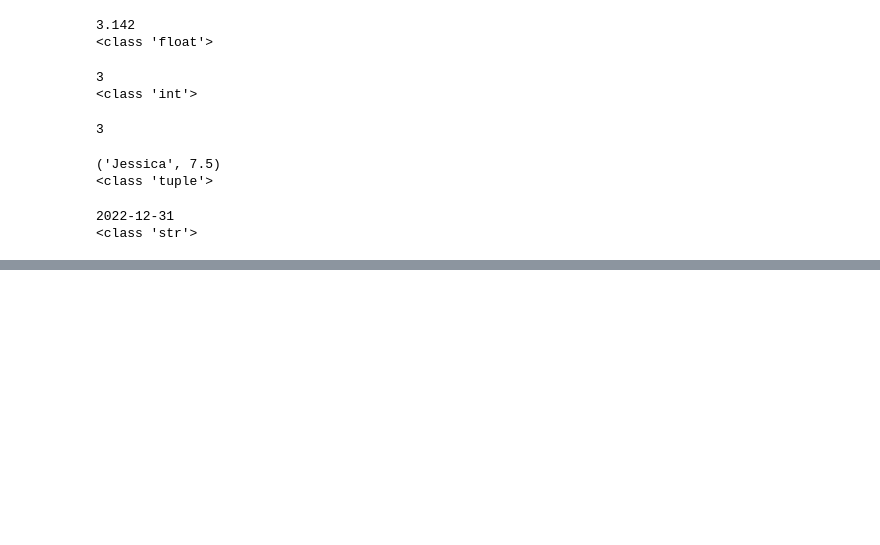
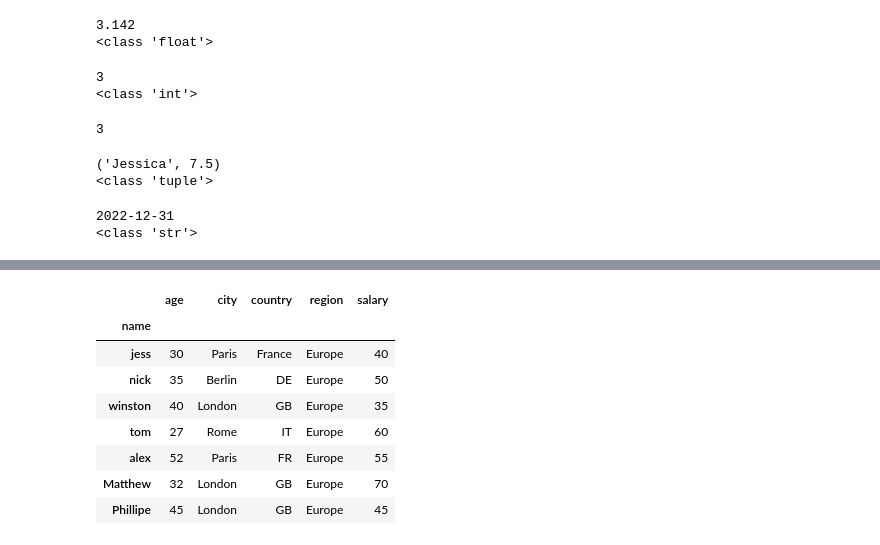
Before and after one commit to saunderson987/Python_excel_Automation, a Jupyter notebook: Python_Basics_Module_1_Practice.ipynb, the cells around one changed output, grey strips where cells are left out. Drawn from its saved outputs; the diff is of its cells as text; code cells hidden in the pictures; blank space fills up the shorter version.

```diff
--- a/Python_Basics_Module_1_Practice.ipynb
+++ b/Python_Basics_Module_1_Practice.ipynb
@@ -219,0 +640,3 @@ date
+# %%
+df2= df2.set_index("name")
+df2.head()
@@ -219,0 +648,4 @@ date
+# %%
+df = pd.concat([dfl, df2])
+
+df
@@ -219,0 +662,3 @@ date
+# %%
+df["region"] = "Europe"
+df
@@ -219,0 +675,15 @@ date
+# %%
+salary = ["40", "50" , "35", "60", "55", "70", "45"]
+df["salary"] = salary
+# %%
+df
+# %% [output]
+|  | age | city | country | region | salary |
+| name |  |  |  |  |  |
+| jess | 30 | Paris | France | Europe | 40 |
+| nick | 35 | Berlin | DE | Europe | 50 |
+| winston | 40 | London | GB | Europe | 35 |
+| tom | 27 | Rome | IT | Europe | 60 |
+| alex | 52 | Paris | FR | Europe | 55 |
+| Matthew | 32 | London | GB | Europe | 70 |
+| Phillipe | 45 | London | GB | Europe | 45 |
```
Also changed, not shown: parts of 77 cells of this notebook.
